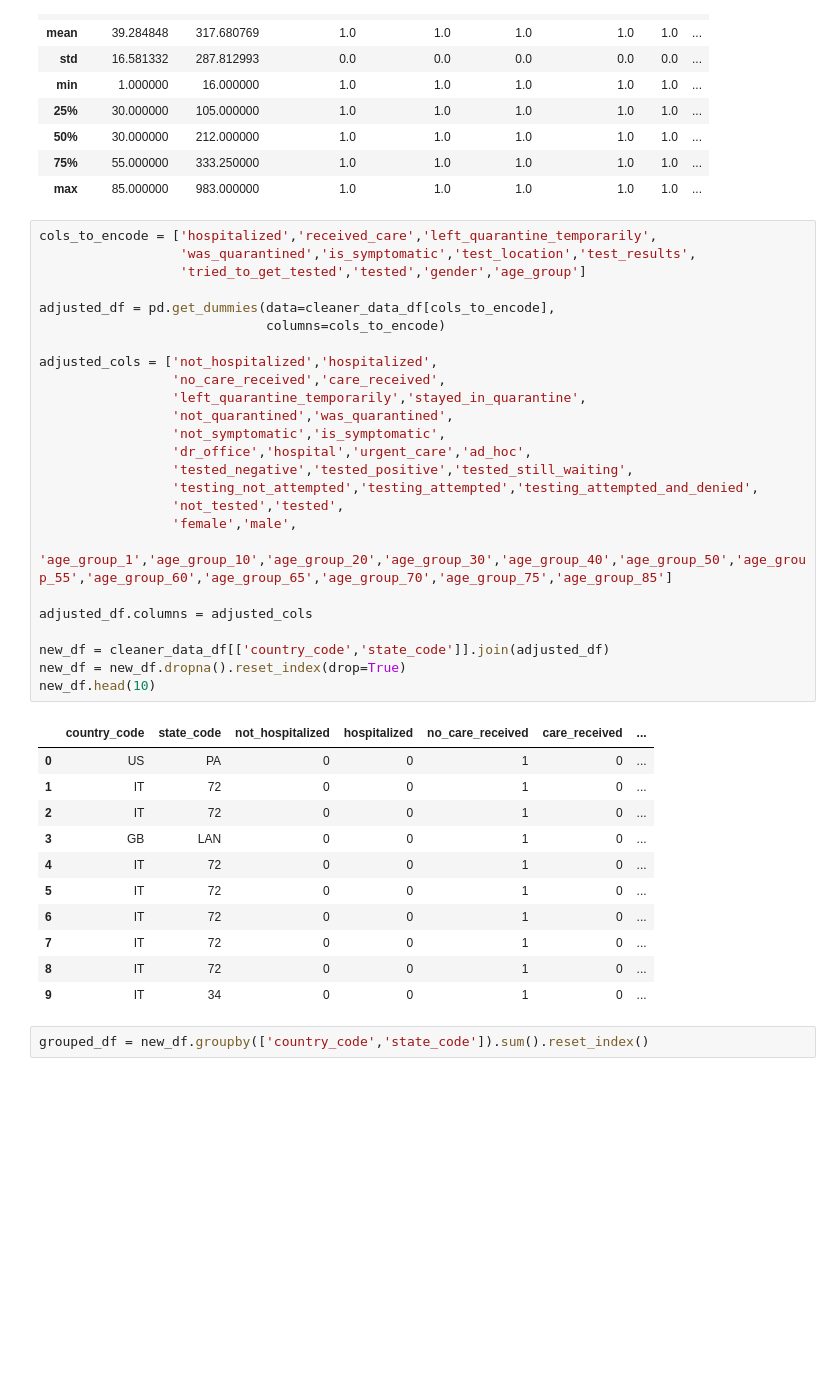
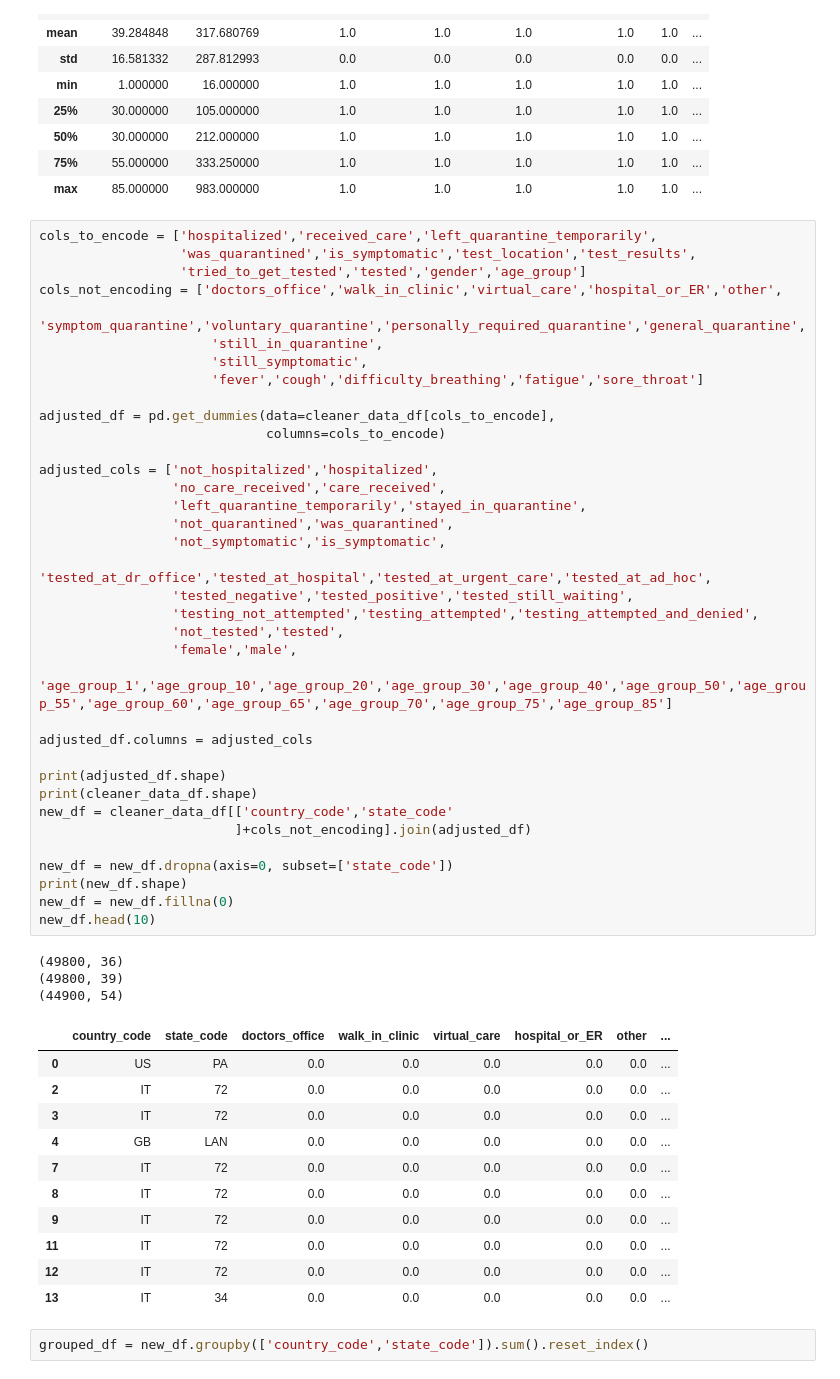
Before and after one commit to zalkikar/AlgoRand_Covid, a Jupyter notebook: Algorand_eda.ipynb, the cells around one changed output. Saved outputs shown, nothing was run; the diff lists cells and outputs as text; blank space fills up the shorter version.

```diff
--- a/Algorand_eda.ipynb
+++ b/Algorand_eda.ipynb
@@ -50,39 +50,53 @@ cleaner_data_df.describe() # time columns: when_discharged, when_admitted, when_
 # %%
 cols_to_encode = ['hospitalized','received_care','left_quarantine_temporarily',
                   'was_quarantined','is_symptomatic','test_location','test_results',
                   'tried_to_get_tested','tested','gender','age_group']
+cols_not_encoding = ['doctors_office','walk_in_clinic','virtual_care','hospital_or_ER','other',
+                      'symptom_quarantine','voluntary_quarantine','personally_required_quarantine','general_quarantine',
+                      'still_in_quarantine',
+                      'still_symptomatic',
+                      'fever','cough','difficulty_breathing','fatigue','sore_throat']
 
 adjusted_df = pd.get_dummies(data=cleaner_data_df[cols_to_encode],
                              columns=cols_to_encode)
 
 adjusted_cols = ['not_hospitalized','hospitalized',
                  'no_care_received','care_received',
                  'left_quarantine_temporarily','stayed_in_quarantine',
                  'not_quarantined','was_quarantined',
                  'not_symptomatic','is_symptomatic',
-                 'dr_office','hospital','urgent_care','ad_hoc',
+                 'tested_at_dr_office','tested_at_hospital','tested_at_urgent_care','tested_at_ad_hoc',
                  'tested_negative','tested_positive','tested_still_waiting',
                  'testing_not_attempted','testing_attempted','testing_attempted_and_denied',
                  'not_tested','tested',
                  'female','male',
                  'age_group_1','age_group_10','age_group_20','age_group_30','age_group_40','age_group_50','age_group_55','age_group_60','age_group_65','age_group_70','age_group_75','age_group_85']
 
 adjusted_df.columns = adjusted_cols
 
-new_df = cleaner_data_df[['country_code','state_code']].join(adjusted_df)
-new_df = new_df.dropna().reset_index(drop=True)
+print(adjusted_df.shape)
+print(cleaner_data_df.shape)
+new_df = cleaner_data_df[['country_code','state_code'
+                         ]+cols_not_encoding].join(adjusted_df)
+
+new_df = new_df.dropna(axis=0, subset=['state_code'])
+print(new_df.shape)
+new_df = new_df.fillna(0)
 new_df.head(10)
 # %% [output]
+(49800, 36)
+(49800, 39)
+(44900, 54)
-|  | country_code | state_code | not_hospitalized | hospitalized | no_care_received | care_received | ... |
-| 0 | US | PA | 0 | 0 | 1 | 0 | ... |
-| 1 | IT | 72 | 0 | 0 | 1 | 0 | ... |
-| 2 | IT | 72 | 0 | 0 | 1 | 0 | ... |
-| 3 | GB | LAN | 0 | 0 | 1 | 0 | ... |
-| 4 | IT | 72 | 0 | 0 | 1 | 0 | ... |
-| 5 | IT | 72 | 0 | 0 | 1 | 0 | ... |
-| 6 | IT | 72 | 0 | 0 | 1 | 0 | ... |
-| 7 | IT | 72 | 0 | 0 | 1 | 0 | ... |
-| 8 | IT | 72 | 0 | 0 | 1 | 0 | ... |
-| 9 | IT | 34 | 0 | 0 | 1 | 0 | ... |
+|  | country_code | state_code | doctors_office | walk_in_clinic | virtual_care | hospital_or_ER | other | ... |
+| 0 | US | PA | 0.0 | 0.0 | 0.0 | 0.0 | 0.0 | ... |
+| 2 | IT | 72 | 0.0 | 0.0 | 0.0 | 0.0 | 0.0 | ... |
+| 3 | IT | 72 | 0.0 | 0.0 | 0.0 | 0.0 | 0.0 | ... |
+| 4 | GB | LAN | 0.0 | 0.0 | 0.0 | 0.0 | 0.0 | ... |
+| 7 | IT | 72 | 0.0 | 0.0 | 0.0 | 0.0 | 0.0 | ... |
+| 8 | IT | 72 | 0.0 | 0.0 | 0.0 | 0.0 | 0.0 | ... |
+| 9 | IT | 72 | 0.0 | 0.0 | 0.0 | 0.0 | 0.0 | ... |
+| 11 | IT | 72 | 0.0 | 0.0 | 0.0 | 0.0 | 0.0 | ... |
+| 12 | IT | 72 | 0.0 | 0.0 | 0.0 | 0.0 | 0.0 | ... |
+| 13 | IT | 34 | 0.0 | 0.0 | 0.0 | 0.0 | 0.0 | ... |
 # %%
 grouped_df = new_df.groupby(['country_code','state_code']).sum().reset_index()
```
Also changed, not shown: parts of 2 cells of this notebook, 3 other files.
